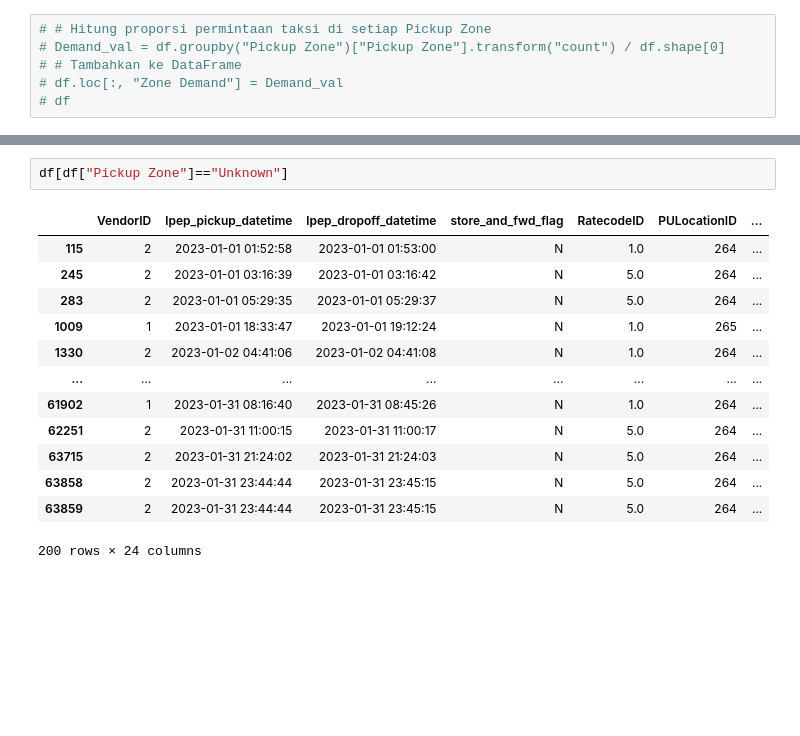
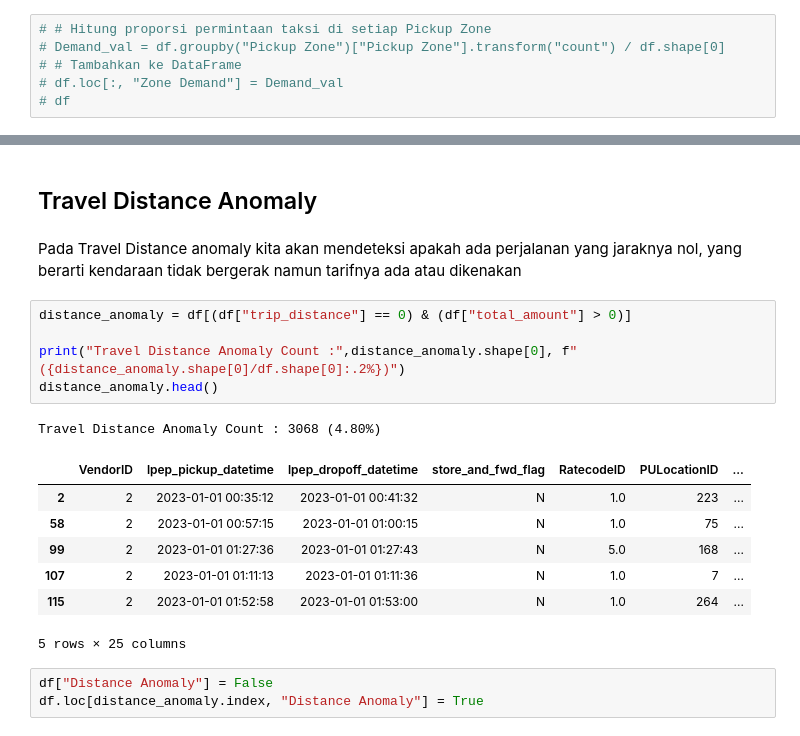
Before and after one commit to Meowstronot/New-York-City-TLC-Trip-Analyst, a Jupyter notebook: New York City TLC Trip.ipynb, the cells around one changed output, grey strips where cells are left out. Saved outputs shown, nothing was run; the diff lists cells and outputs as text; blank space fills up the shorter version.

```diff
--- a/New York City TLC Trip.ipynb
+++ b/New York City TLC Trip.ipynb
@@ -602,16 +556,21 @@ df.sort_values(by="trip_distance")
-# %%
-df[df["Pickup Zone"]=="Unknown"]
-# %% [output]
-|  | VendorID | lpep_pickup_datetime | lpep_dropoff_datetime | store_and_fwd_flag | RatecodeID | PULocationID | ... |
-| 115 | 2 | 2023-01-01 01:52:58 | 2023-01-01 01:53:00 | N | 1.0 | 264 | ... |
-| 245 | 2 | 2023-01-01 03:16:39 | 2023-01-01 03:16:42 | N | 5.0 | 264 | ... |
-| 283 | 2 | 2023-01-01 05:29:35 | 2023-01-01 05:29:37 | N | 5.0 | 264 | ... |
-| 1009 | 1 | 2023-01-01 18:33:47 | 2023-01-01 19:12:24 | N | 1.0 | 265 | ... |
-| 1330 | 2 | 2023-01-02 04:41:06 | 2023-01-02 04:41:08 | N | 1.0 | 264 | ... |
-| ... | ... | ... | ... | ... | ... | ... | ... |
-| 61902 | 1 | 2023-01-31 08:16:40 | 2023-01-31 08:45:26 | N | 1.0 | 264 | ... |
-| 62251 | 2 | 2023-01-31 11:00:15 | 2023-01-31 11:00:17 | N | 5.0 | 264 | ... |
-| 63715 | 2 | 2023-01-31 21:24:02 | 2023-01-31 21:24:03 | N | 5.0 | 264 | ... |
-| 63858 | 2 | 2023-01-31 23:44:44 | 2023-01-31 23:45:15 | N | 5.0 | 264 | ... |
-| 63859 | 2 | 2023-01-31 23:44:44 | 2023-01-31 23:45:15 | N | 5.0 | 264 | ... |
-200 rows × 24 columns
+# %% [markdown]
+## Travel Distance Anomaly
+# %% [markdown]
+Pada Travel Distance anomaly kita akan mendeteksi apakah ada perjalanan yang jaraknya nol, yang berarti kendaraan tidak bergerak namun tarifnya ada atau dikenakan
+# %%
+distance_anomaly = df[(df["trip_distance"] == 0) & (df["total_amount"] > 0)]
+
+print("Travel Distance Anomaly Count :",distance_anomaly.shape[0], f"({distance_anomaly.shape[0]/df.shape[0]:.2%})")
+distance_anomaly.head()
+# %% [output]
+Travel Distance Anomaly Count : 3068 (4.80%)
+|  | VendorID | lpep_pickup_datetime | lpep_dropoff_datetime | store_and_fwd_flag | RatecodeID | PULocationID | ... |
+| 2 | 2 | 2023-01-01 00:35:12 | 2023-01-01 00:41:32 | N | 1.0 | 223 | ... |
+| 58 | 2 | 2023-01-01 00:57:15 | 2023-01-01 01:00:15 | N | 1.0 | 75 | ... |
+| 99 | 2 | 2023-01-01 01:27:36 | 2023-01-01 01:27:43 | N | 5.0 | 168 | ... |
+| 107 | 2 | 2023-01-01 01:11:13 | 2023-01-01 01:11:36 | N | 1.0 | 7 | ... |
+| 115 | 2 | 2023-01-01 01:52:58 | 2023-01-01 01:53:00 | N | 1.0 | 264 | ... |
+5 rows × 25 columns
+# %%
+df["Distance Anomaly"] = False
+df.loc[distance_anomaly.index, "Distance Anomaly"] = True
```
Also changed, not shown: parts of 20 cells of this notebook.
